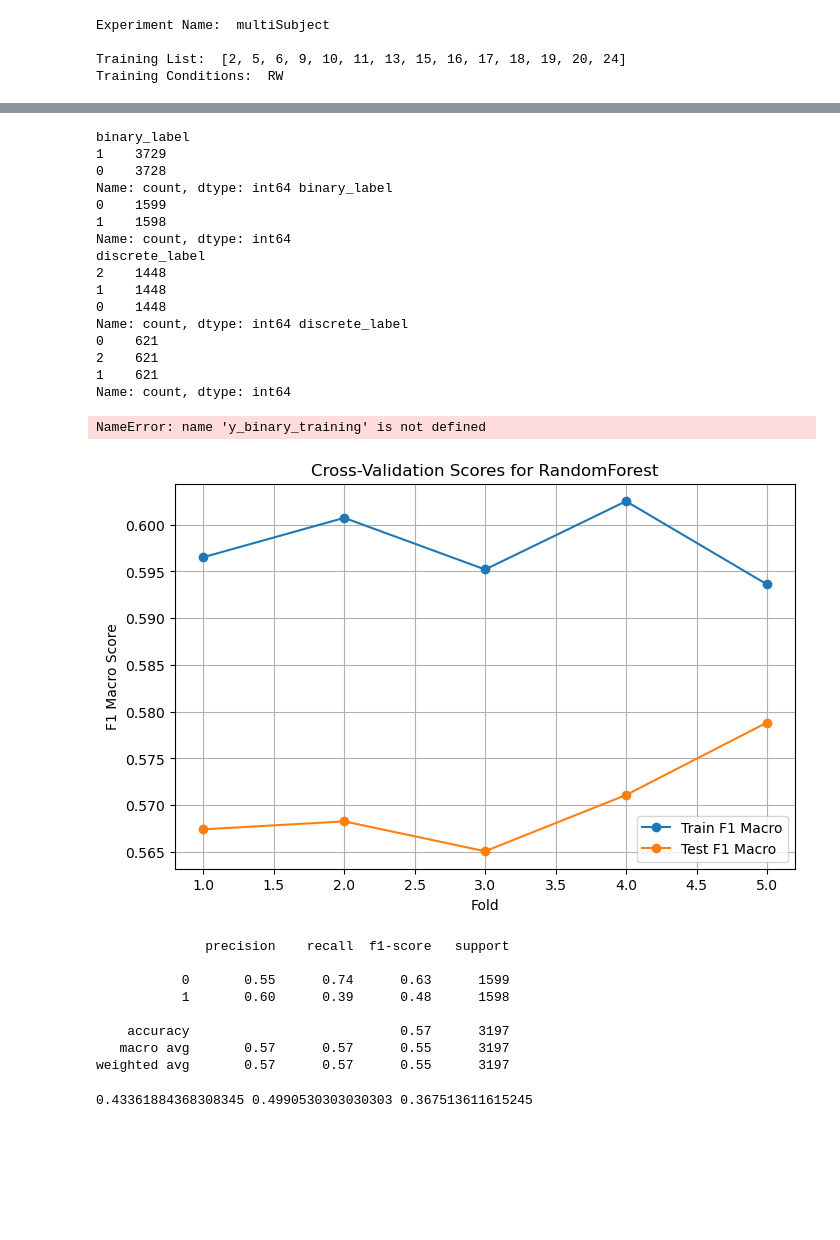
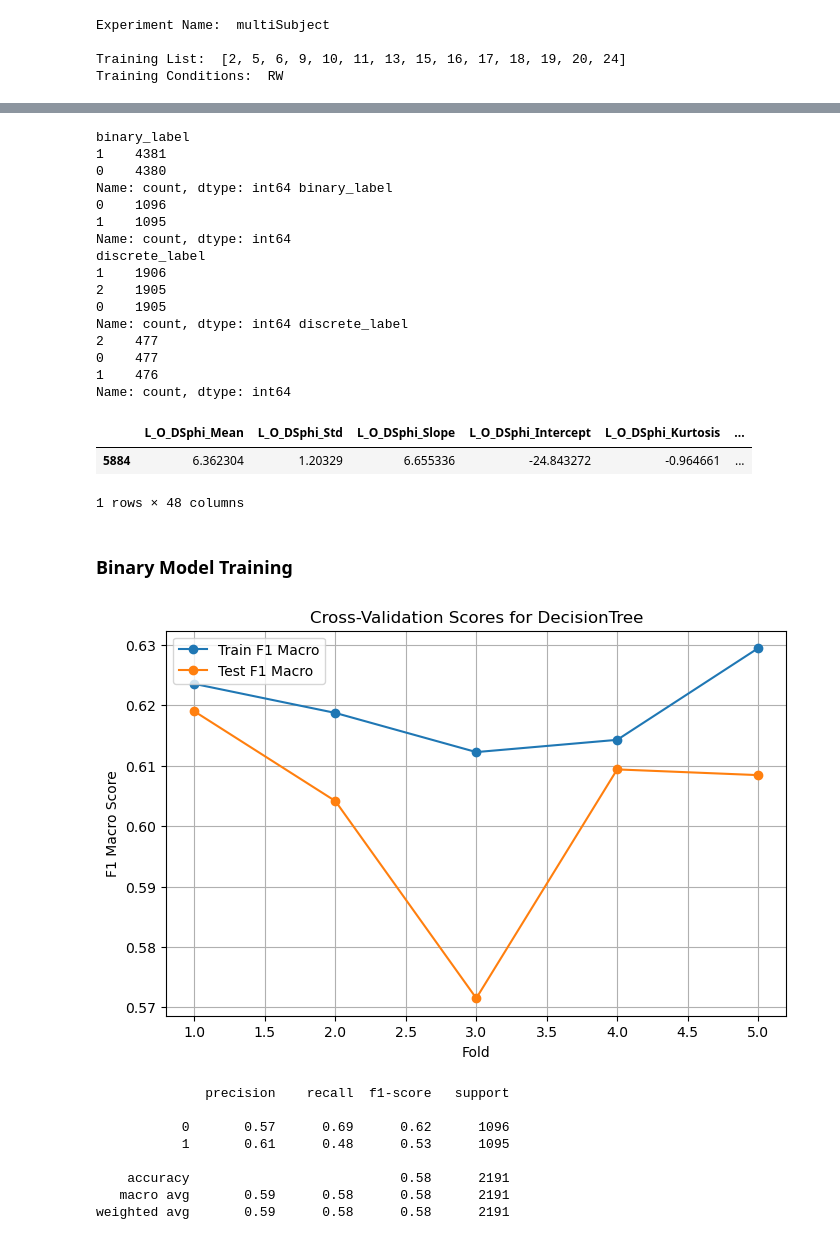
Before and after one commit to your-profile/NeuroLoop-Classification, a Jupyter notebook: experiments/experiment2/multiSubject_experiments.ipynb, the cells around one changed output, grey strips where cells are left out. Cells and saved outputs as stored; diff of their text form; code cells hidden in the pictures; blank space fills up the shorter version.

```diff
--- a/experiments/experiment2/multiSubject_experiments.ipynb
+++ b/experiments/experiment2/multiSubject_experiments.ipynb
@@ -86,6 +86,4 @@ for key in train_data.keys():
     print(key, "is done")
     df_data_train = pd.concat([df_data_train, window_data], ignore_index=True)
     df_labels_train = pd.concat([df_labels_train, window_labels], ignore_index=True)
-
-df_data_train.drop(columns=["start_timestamp", "end_timestamp", "pid", "condition"], inplace=True)
 # %% [output]
@@ -110,4 +107,6 @@ TypeError: 'builtin_function_or_method' object is not iterable
 # %%
+df_data_train.drop(columns=["start_timestamp", "end_timestamp"], inplace=True)
+
 df_data_val = pd.DataFrame()
 df_labels_val = pd.DataFrame()
 
@@ -175,5 +167,5 @@ Name: count, dtype: int64
 # %%
-random_state = 42
+random_state = 100
 shuffle = True
 
 test_size = 0.2
@@ -186,7 +178,7 @@ print(y_binary_train.value_counts(), y_binary_test.value_counts())
 print(y_discrete_train.value_counts(), y_discrete_test.value_counts())
 
 # Remove chosen features
-cols_to_keep = [col for col in X_binary_train.columns if ("skewness" in col.lower())]
+cols_to_keep = [col for col in X_binary_train.columns if ("mean" in col.lower() or "skewness" in col.lower() or "intercept" in col.lower() or "std" in col.lower() or "slope" in col.lower() or "kurtosis" in col.lower())]
 X_binary_train = X_binary_train[cols_to_keep]
 X_binary_test = X_binary_test[cols_to_keep]
 x_validation_train = df_data_val[cols_to_keep]
@@ -195,33 +187,43 @@ y_binary_training = y_binary_train.reset_index(drop=True)
 y_binary_test = y_binary_test.reset_index(drop=True)
 # %% [output]
 binary_label
-1    3729
-0    3728
+1    4381
+0    4380
 Name: count, dtype: int64 binary_label
-0    1599
-1    1598
+0    1096
+1    1095
 Name: count, dtype: int64
 discrete_label
-2    1448
-1    1448
-0    1448
+1    1906
+2    1905
+0    1905
 Name: count, dtype: int64 discrete_label
-0    621
-2    621
-1    621
+2    477
+0    477
+1    476
 Name: count, dtype: int64
 # %%
-X_binary_train
+X_binary_train.head(1)
 # %% [output]
+|  | L_O_DSphi_Mean | L_O_DSphi_Std | L_O_DSphi_Slope | L_O_DSphi_Intercept | L_O_DSphi_Kurtosis | ... |
+| 5884 | 6.362304 | 1.20329 | 6.655336 | -24.843272 | -0.964661 | ... |
-NameError: name 'y_binary_training' is not defined
+1 rows × 48 columns
+# %% [markdown]
+### Binary Model Training
 # %%
 from sklearn.model_selection import cross_validate
 from sklearn.utils import shuffle
 
-shuffle_test = True
+shuffle_test = False
 save_binary_results = False
 
-clf = DecisionTreeClassifier(max_depth=5, random_state=42) #with slope and intercept features (70%)
+# RW Experiment 5 - All Features - Random 42, 12, 100
+clf = DecisionTreeClassifier(
+    max_depth=4,
+    min_samples_leaf=20,
+    min_samples_split=40,
+    random_state=42
+)
 name = "DecisionTree"
 
 # clf = KNeighborsClassifier(n_neighbors=5, weights='distance', algorithm='auto', n_jobs=-1)
@@ -250,8 +252,10 @@ name = "DecisionTree"
 #     random_state=42)
 # name = "RandomForest"
 
+from copy import deepcopy
+
 binary_fold_results = {"Fold": [], "Train Score": [], "Test Score": []}
-binary_results = {
+binary_results_empty = {
     "Classifier": [],
     "Accuracy": [],
     "Precision": [],
@@ -272,6 +276,8 @@ binary_results = {
     "TestConditions": [],
     "Experiment": [],
 }
+
+binary_results = deepcopy(binary_results_empty)
 
 if shuffle_test:
     y_binary_train = shuffle(y_binary_training, random_state=42)
@@ -318,39 +324,39 @@ f1 = f1_score(y_binary_test, y_binary_pred)
 binary_results["Classifier"].append(name)
 binary_results["Accuracy"].append(acc)
 binary_results["Precision"].append(prec)
 binary_results["Recall"].append(rec)
 binary_results["F1"].append(f1)
 binary_results["Class0 Recall"].append(report['0']['recall'])
 binary_results["Class1 Recall"].append(report['1']['recall'])
 binary_results["Class0 Precision"].append(report['0']['precision'])
 binary_results["Class1 Precision"].append(report['1']['precision'])
 binary_results["Class0 F1"].append(report['0']['f1-score'])
 binary_results["Class1 F1"].append(report['1']['f1-score'])
 binary_results["Macro F1"].append(report['macro avg']['f1-score'])
 binary_results["Macro Recall"].append(report['macro avg']['recall'])
 binary_results["Macro Precision"].append(report['macro avg']['precision'])
 binary_results["TrainParticipants"].append(train_participants)
 binary_results["ValidateParticipants"].append(validation_participants)
 binary_results["TrainConditions"].append(conditions_list)
 binary_results["TestConditions"].append(conditions_list)
 binary_results["Experiment"].append(experiment_number)
 
 binary_results_df = pd.DataFrame(binary_results)
 
 if save_binary_results:
     with open('results/models/{}/Participant{}_Condition{}_{}_binary.csv'.format(experiment_name, participants, conditions, name),'wb') as f:
         pkl.dump(clf,f)
     if not os.path.isfile("results/data/{}_binary.csv".format(experiment_name)):
         binary_results_df.to_csv("results/data/{}_binary.csv".format(experiment_name))
     else:
         binary_results_df.to_csv("results/data/{}_binary.csv".format(experiment_name), mode="a", header=False)
 # %% [output]
-[figure, old version]
+[figure, new version]
               precision    recall  f1-score   support
 
-           0       0.55      0.74      0.63      1599
-           1       0.60      0.39      0.48      1598
+           0       0.57      0.69      0.62      1096
+           1       0.61      0.48      0.53      1095
 
-    accuracy                           0.57      3197
-   macro avg       0.57      0.57      0.55      3197
-weighted avg       0.57      0.57      0.55      3197
+    accuracy                           0.58      2191
+   macro avg       0.59      0.58      0.58      2191
+weighted avg       0.59      0.58      0.58      2191
@@ -360,8 +362,0 @@ val_predictions = clf.predict(x_validation_train)
-# %%
-f1 = f1_score(df_labels_val["binary_label"], val_predictions)
-acc = accuracy_score(df_labels_val["binary_label"], val_predictions)
-recall = recall_score(df_labels_val["binary_label"], val_predictions)
-
-print(f1, acc, recall)
-# %% [output]
-0.43361884368308345 0.4990530303030303 0.367513611615245
```
Also changed, not shown: parts of 19 cells of this notebook, 9 other files.
